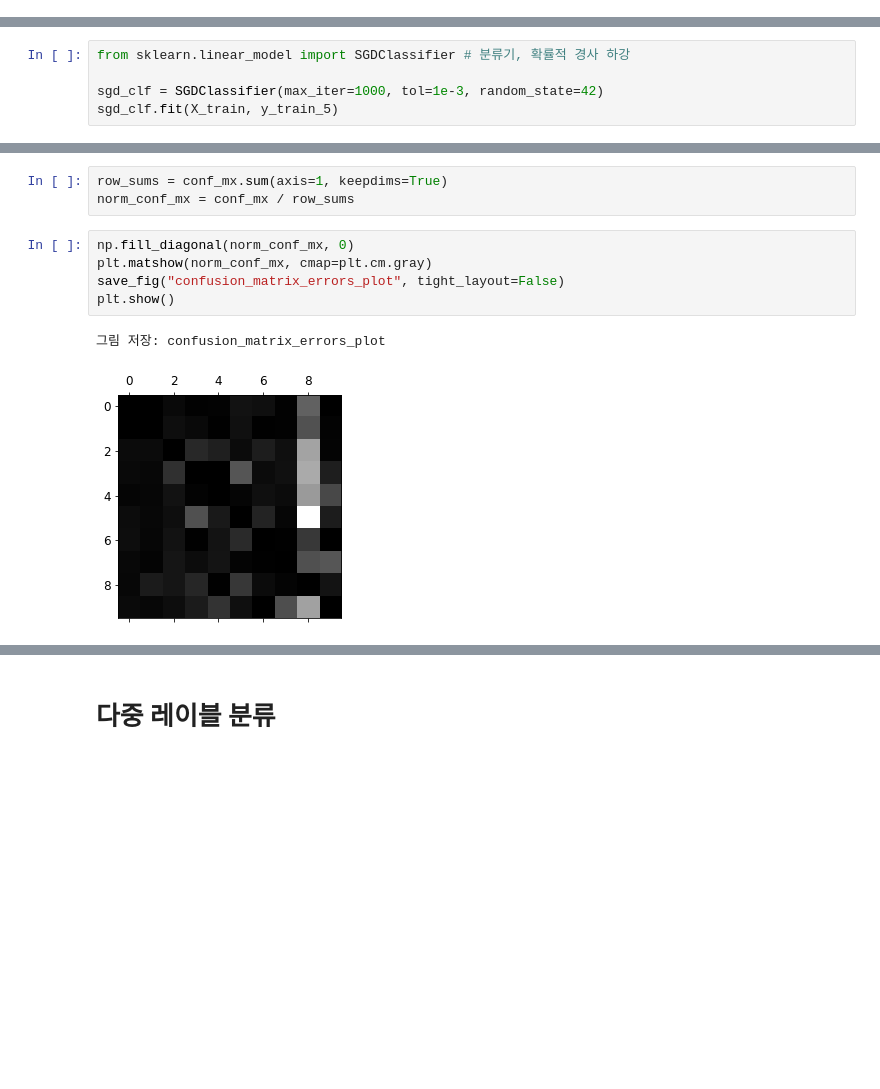
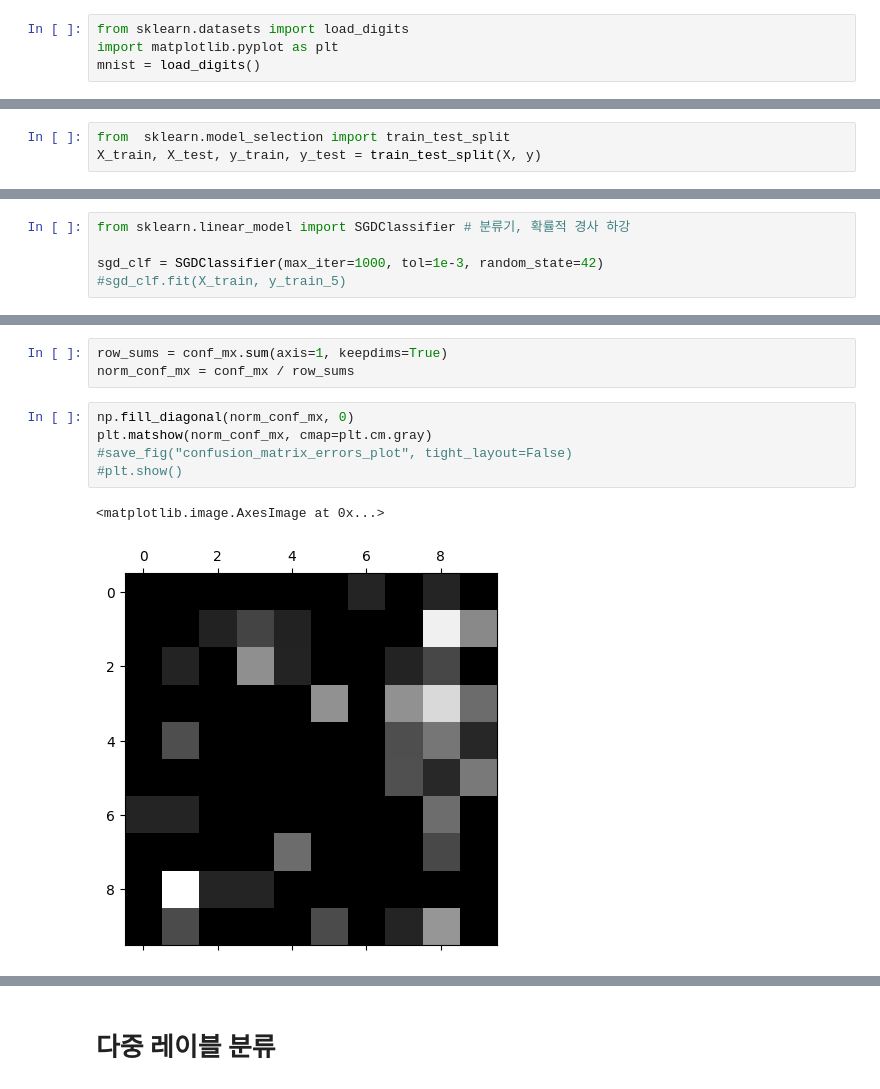
Before and after one commit to ssukk99/handson-ml2, a Jupyter notebook: 03_classification.ipynb, the cells around one changed output, grey strips where cells are left out. Saved outputs shown, nothing was run; the diff lists cells and outputs as text; blank space fills up the shorter version.

```diff
--- a/03_classification.ipynb
+++ b/03_classification.ipynb
@@ -59,3 +53,7 @@ dict_keys(['data', 'target', 'frame', 'categories', 'feature_names', 'target_nam
+# %%
+from sklearn.datasets import load_digits
+import matplotlib.pyplot as plt
+mnist = load_digits()
 # %%
 X, y = mnist["data"], mnist["target"]
 X.shape
@@ -135,3 +111,6 @@ X_train, X_test, y_train, y_test = X[:60000], X[60000:], y[:60000], y[60000:]
+# %%
+from  sklearn.model_selection import train_test_split
+X_train, X_test, y_train, y_test = train_test_split(X, y)
 # %% [markdown]
 # 이진 분류기 훈련
 # %%
@@ -143,4 +122,4 @@ y_test_5 = (y_test == 5)
 from sklearn.linear_model import SGDClassifier # 분류기, 확률적 경사 하강
 
 sgd_clf = SGDClassifier(max_iter=1000, tol=1e-3, random_state=42)
-sgd_clf.fit(X_train, y_train_5)
+#sgd_clf.fit(X_train, y_train_5)
@@ -518,8 +488,8 @@ norm_conf_mx = conf_mx / row_sums
 # %%
 np.fill_diagonal(norm_conf_mx, 0)
 plt.matshow(norm_conf_mx, cmap=plt.cm.gray)
-save_fig("confusion_matrix_errors_plot", tight_layout=False)
-plt.show()
+#save_fig("confusion_matrix_errors_plot", tight_layout=False)
+#plt.show()
 # %% [output]
-그림 저장: confusion_matrix_errors_plot
+<matplotlib.image.AxesImage at 0x...>
-[figure, old version]
+[figure, new version]
```
Also changed, not shown: parts of 62 cells of this notebook.
